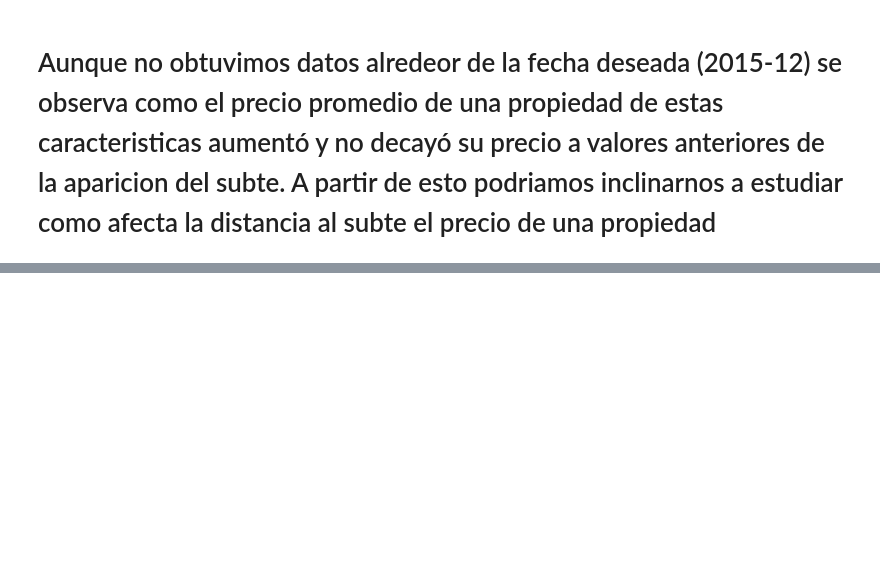
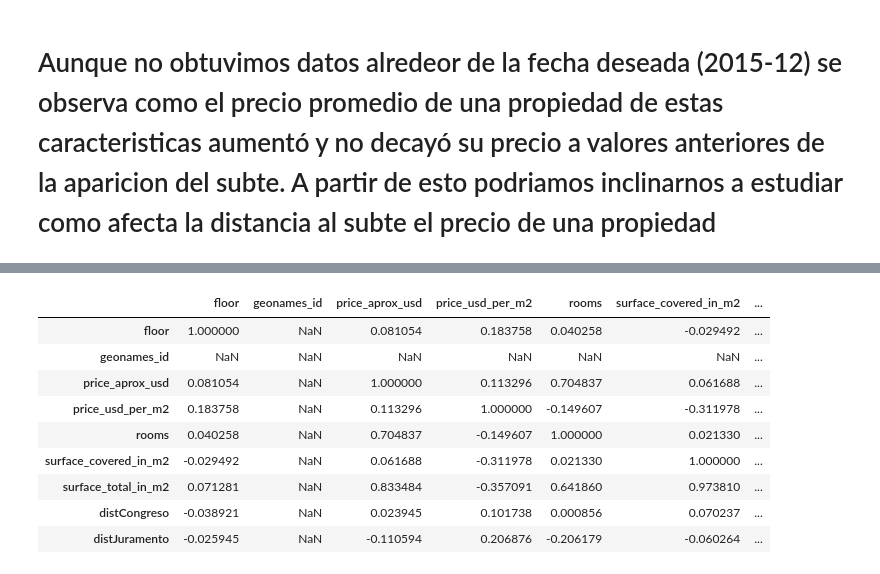
Before and after one commit to yussefomar/tp1OrganizacionComputador, a Jupyter notebook: AnalisisDistanciaSubte.ipynb, the cells around one changed output, grey strips where cells are left out. Cells and saved outputs as stored; diff of their text form; code cells hidden in the pictures; blank space fills up the shorter version.

Commit message:
Analizo un poco que pasa con la estacion Congreso

```diff
--- a/AnalisisDistanciaSubte.ipynb
+++ b/AnalisisDistanciaSubte.ipynb
@@ -70,0 +94,21 @@ plt.show()
+# %%
+deptosCercanos = cercanasCongreso[cercanasCongreso["property_type"] == "apartment"]
+# %%
+deptosCercanos = deptosCercanos[deptosCercanos["price_aprox_usd"] > 0]
+# %%
+deptosCercanos = deptosCercanos[deptosCercanos["floor"] < 11]
+# %%
+deptosCercanos = deptosCercanos[deptosCercanos["rooms"] <= 4]
+# %%
+deptosCercanos.corr()
+# %% [output]
+|  | floor | geonames_id | price_aprox_usd | price_usd_per_m2 | rooms | surface_covered_in_m2 | ... |
+| floor | 1.000000 | NaN | 0.081054 | 0.183758 | 0.040258 | -0.029492 | ... |
+| geonames_id | NaN | NaN | NaN | NaN | NaN | NaN | ... |
+| price_aprox_usd | 0.081054 | NaN | 1.000000 | 0.113296 | 0.704837 | 0.061688 | ... |
+| price_usd_per_m2 | 0.183758 | NaN | 0.113296 | 1.000000 | -0.149607 | -0.311978 | ... |
+| rooms | 0.040258 | NaN | 0.704837 | -0.149607 | 1.000000 | 0.021330 | ... |
+| surface_covered_in_m2 | -0.029492 | NaN | 0.061688 | -0.311978 | 0.021330 | 1.000000 | ... |
+| surface_total_in_m2 | 0.071281 | NaN | 0.833484 | -0.357091 | 0.641860 | 0.973810 | ... |
+| distCongreso | -0.038921 | NaN | 0.023945 | 0.101738 | 0.000856 | 0.070237 | ... |
+| distJuramento | -0.025945 | NaN | -0.110594 | 0.206876 | -0.206179 | -0.060264 | ... |
```
Also changed, not shown: parts of 9 cells of this notebook.
